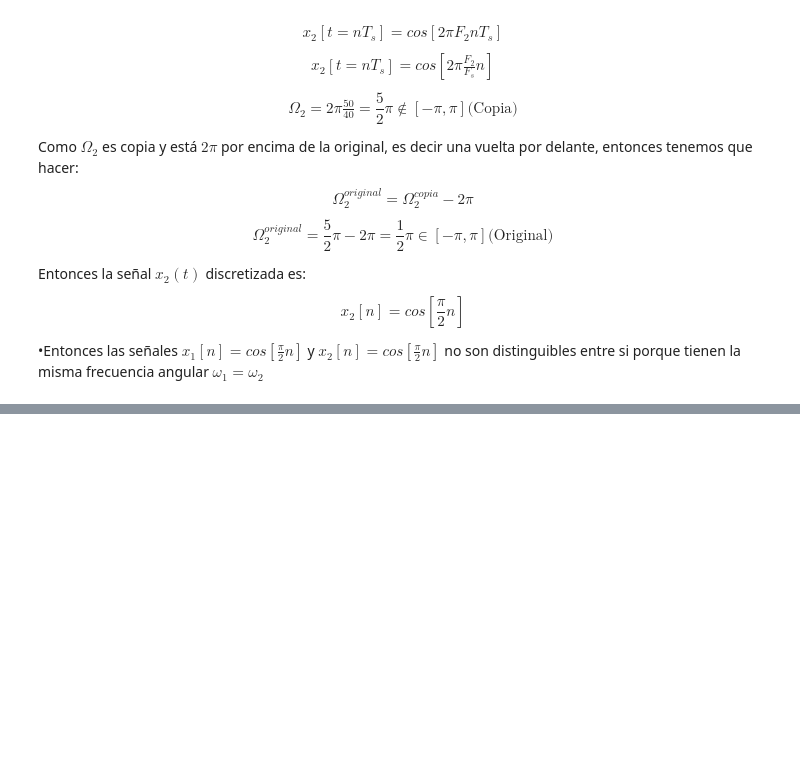
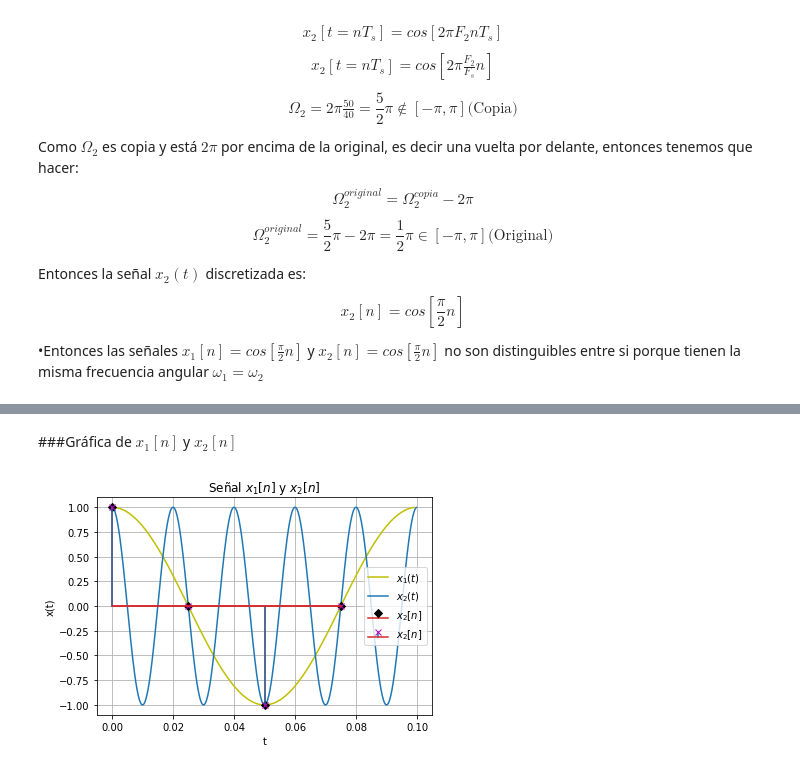
Before and after one commit to aguaranguay/se-ales, a Jupyter notebook: Taller1.ipynb, the cells around one changed output, grey strips where cells are left out. Cells and saved outputs as stored; diff of their text form; code cells hidden in the pictures; blank space fills up the shorter version.

```diff
--- a/Taller1.ipynb
+++ b/Taller1.ipynb
@@ -933,0 +969,48 @@ $$x_2[n] = cos[ \frac{\pi}{2} n] $$
+# %% [markdown]
+###Gráfica de $x_1[n]$ y $x_2[n]$
+# %%
+
+F1 = 10
+w1=2*np.pi*F1
+Fs1 = 100*F1
+T1 = 1/F1
+Ts1 = 1/Fs1
+t1 = np.arange(0,T1,Ts1)
+x1 = np.cos(w1*t1)
+
+F2 = 50
+w2=2*np.pi*F2
+Fs2 = 100*F2
+T2 = 1/F2
+Ts2 = 1/Fs2
+t2 = np.arange(0,5*T2,Ts2)
+x2 = np.cos(w2*t2)
+
+F1d = 10
+w1d=2*np.pi*F1d
+Fs = 40
+T1d = 1/F1d
+Ts1d = 1/Fs
+t1d = np.arange(0,T1d,Ts1d)
+x1d = np.cos(w1d*t1d)
+
+F2d = 50
+w2d=2*np.pi*F2d
+T2d = 1/F2d
+Ts2d = 1/Fs
+t2d= np.arange(0,5*T2d,Ts2d)
+x2d = np.cos(w2d*t2d)
+
+
+plt.plot(t1,x1,color='y',label="$x_1(t)$")
+plt.plot(t2,x2,label="$x_2(t)$")
+plt.stem(t1d,x1d,linefmt='red', markerfmt='Dk',label="$x_2[n]$")
+plt.stem(t2d,x2d,markerfmt='xm',label="$x_2[n]$")
+plt.legend()
+plt.xlabel('t')
+plt.grid()
+plt.ylabel('x(t)')
+plt.title("Señal $x_1[n]$ y $x_2[n]$")
+plt.show()
+# %% [output]
+[figure, added]
```
Also changed, not shown: parts of 9 cells of this notebook.
